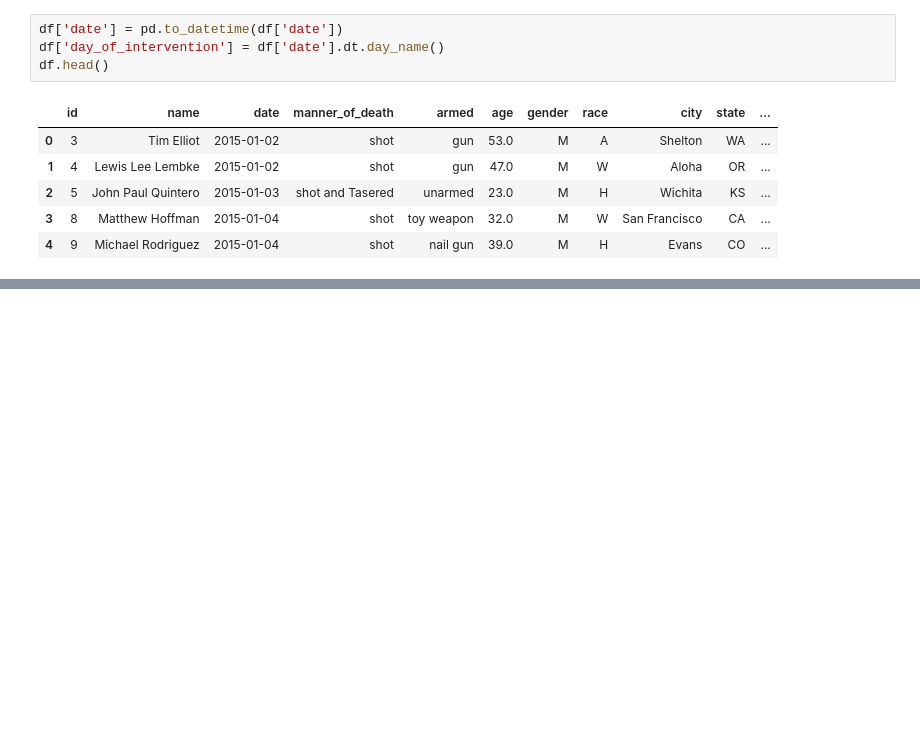
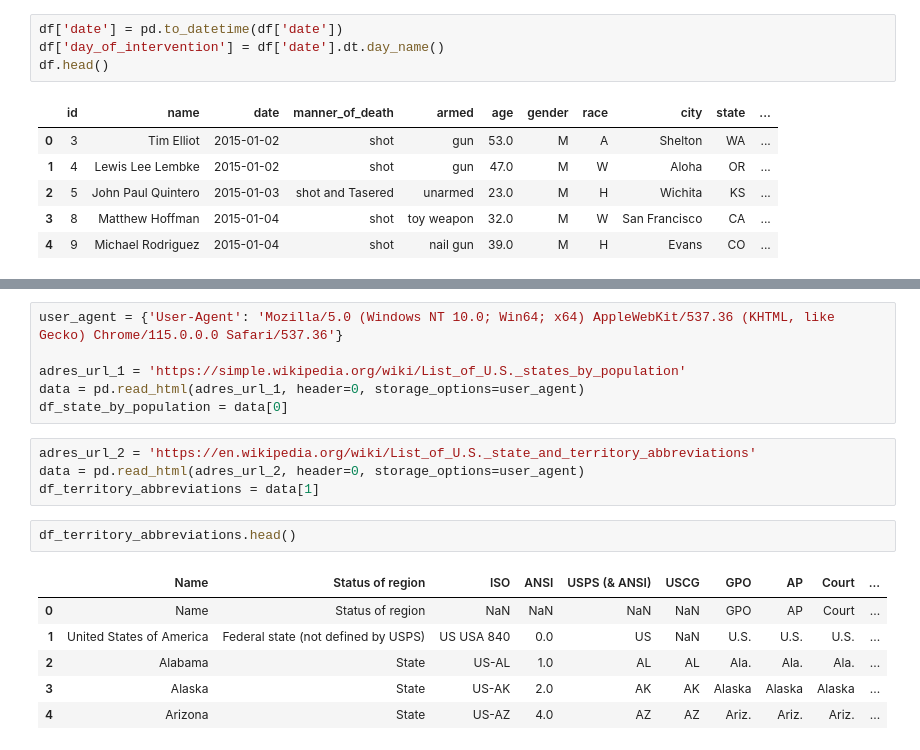
Before and after one commit to WojciechDzimira/kodilla-modu-8, a Jupyter notebook: przestepczosc.ipynb, the cells around one changed output, grey strips where cells are left out. Drawn from its saved outputs; the diff is of its cells as text; blank space fills up the shorter version.

```diff
--- a/przestepczosc.ipynb
+++ b/przestepczosc.ipynb
@@ -70,0 +72,19 @@ Name: count, dtype: int64
+# %%
+user_agent = {'User-Agent': 'Mozilla/5.0 (Windows NT 10.0; Win64; x64) AppleWebKit/537.36 (KHTML, like Gecko) Chrome/115.0.0.0 Safari/537.36'}
+
+adres_url_1 = 'https://simple.wikipedia.org/wiki/List_of_U.S._states_by_population'
+data = pd.read_html(adres_url_1, header=0, storage_options=user_agent)
+df_state_by_population = data[0]
+# %%
+adres_url_2 = 'https://en.wikipedia.org/wiki/List_of_U.S._state_and_territory_abbreviations'
+data = pd.read_html(adres_url_2, header=0, storage_options=user_agent)
+df_territory_abbreviations = data[1]
+# %%
+df_territory_abbreviations.head()
+# %% [output]
+|  | Name | Status of region | ISO | ANSI | USPS (& ANSI) | USCG | GPO | AP | Court | ... |
+| 0 | Name | Status of region | NaN | NaN | NaN | NaN | GPO | AP | Court | ... |
+| 1 | United States of America | Federal state (not defined by USPS) | US USA 840 | 0.0 | US | NaN | U.S. | U.S. | U.S. | ... |
+| 2 | Alabama | State | US-AL | 1.0 | AL | AL | Ala. | Ala. | Ala. | ... |
+| 3 | Alaska | State | US-AK | 2.0 | AK | AK | Alaska | Alaska | Alaska | ... |
+| 4 | Arizona | State | US-AZ | 4.0 | AZ | AZ | Ariz. | Ariz. | Ariz. | ... |
```
Also changed, not shown: parts of 8 cells of this notebook.
